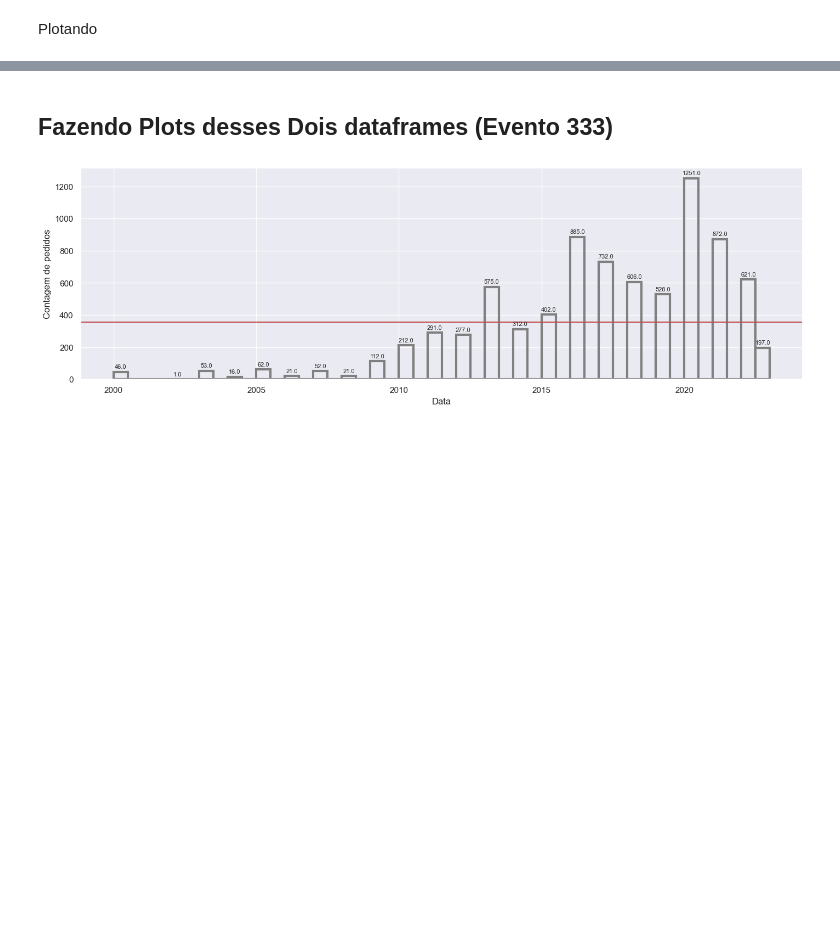
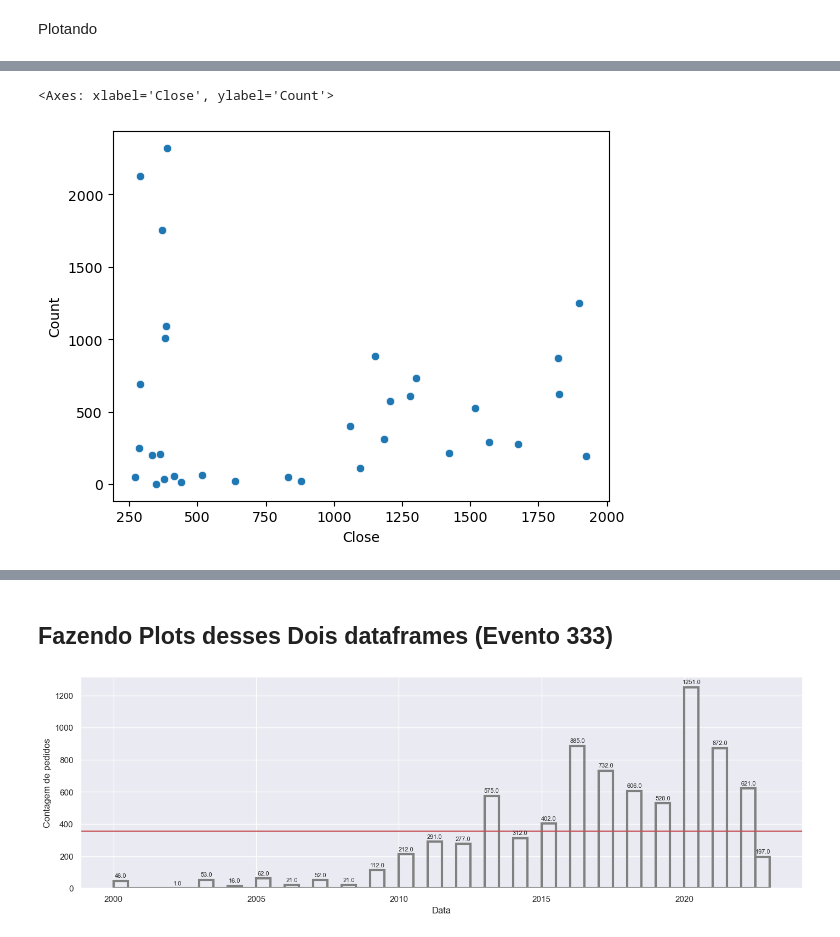
Before and after one commit to EduMinsky/GoldMiningAnalysis, a Jupyter notebook: Analise dos Pedidos de Mineração Por quantidade.ipynb, the cells around one changed output, grey strips where cells are left out. Cells and saved outputs as stored; diff of their text form; code cells hidden in the pictures; blank space fills up the shorter version.

```diff
--- a/Analise dos Pedidos de Mineração Por quantidade.ipynb
+++ b/Analise dos Pedidos de Mineração Por quantidade.ipynb
@@ -160,0 +188,3 @@ join_333_regiao.groupby('Data',as_index=False).Data.value_counts().to_csv('Figur
+# %%
+data = df1.merge(g1,how='inner',on = 'Data')
+data
@@ -160,0 +209,5 @@ join_333_regiao.groupby('Data',as_index=False).Data.value_counts().to_csv('Figur
+# %%
+sns.scatterplot(data,x = 'Close',y='Count')
+# %% [output]
+<Axes: xlabel='Close', ylabel='Count'>
+[figure, added]
```
Also changed, not shown: parts of 20 cells of this notebook, 1 other file.
